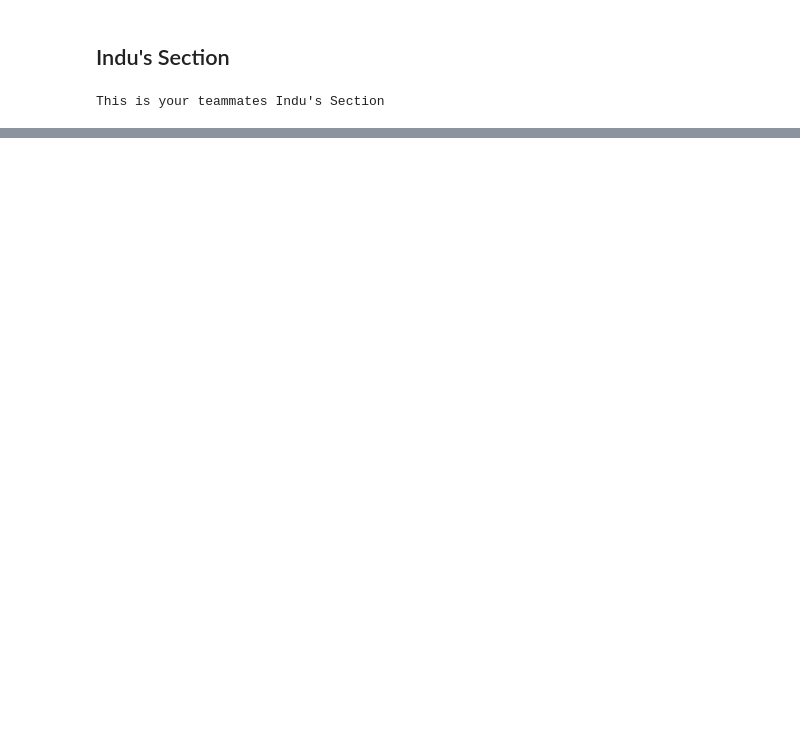
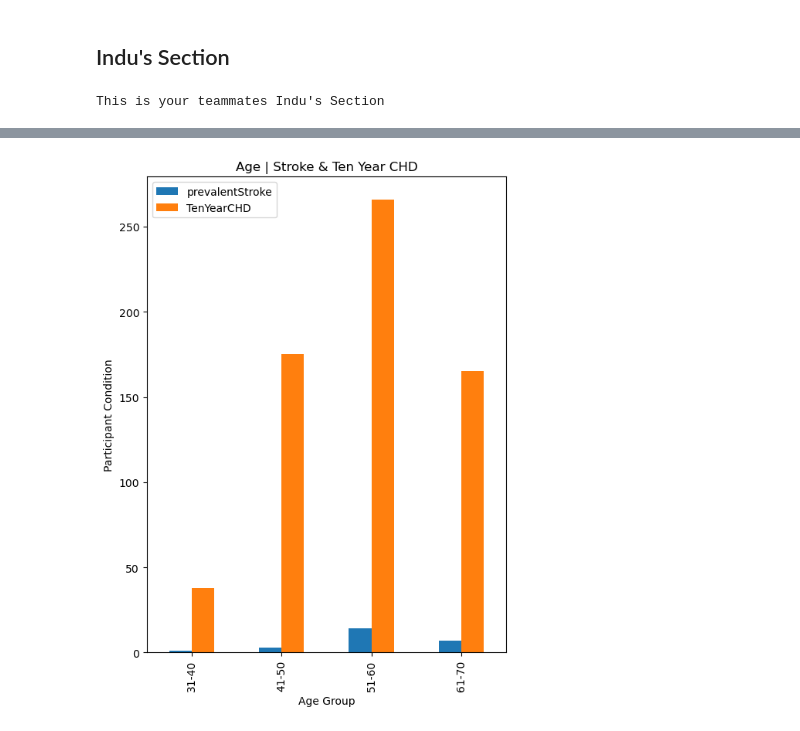
Before and after one commit to myhre062/heart-disease-analysis, a Jupyter notebook: heart-disease-data-analysis.ipynb, the cells around one changed output, grey strips where cells are left out. Saved outputs shown, nothing was run; the diff lists cells and outputs as text; code cells hidden in the pictures; blank space fills up the shorter version.

```diff
--- a/heart-disease-data-analysis.ipynb
+++ b/heart-disease-data-analysis.ipynb
@@ -217,0 +312,26 @@ This is your teammates Tianyue's Section
+# %%
+# Impact of age on Stroke and TenYearCHD
+
+all_stroke_CHD_df = heart_analysis_df[['age', 'prevalentStroke', 'TenYearCHD']].groupby('age').sum()
+all_stroke_CHD_df
+
+
+# # Define the age ranges
+age_data = all_stroke_CHD_df.index.tolist()
+age_data
+
+age_range = [31,40,50,60,70]
+
+# # Create a new column 'Age Group' based on the age ranges
+all_stroke_CHD_df['Age Group'] = pd.cut(age_data, bins=age_range, labels=["31-40", "41-50", "51-60", "61-70"])
+age_group_df = all_stroke_CHD_df.groupby("Age Group").sum()
+age_group_df.head()
+
+group_chart = age_group_df.plot(kind="bar", figsize=(6,8))
+group_chart
+plt.xlabel("Age Group")
+plt.ylabel('Participant Condition')
+plt.title("Age | Stroke & Ten Year CHD")
+plt.show()
+# %% [output]
+[figure, added]
```
Also changed, not shown: parts of 17 cells of this notebook.
